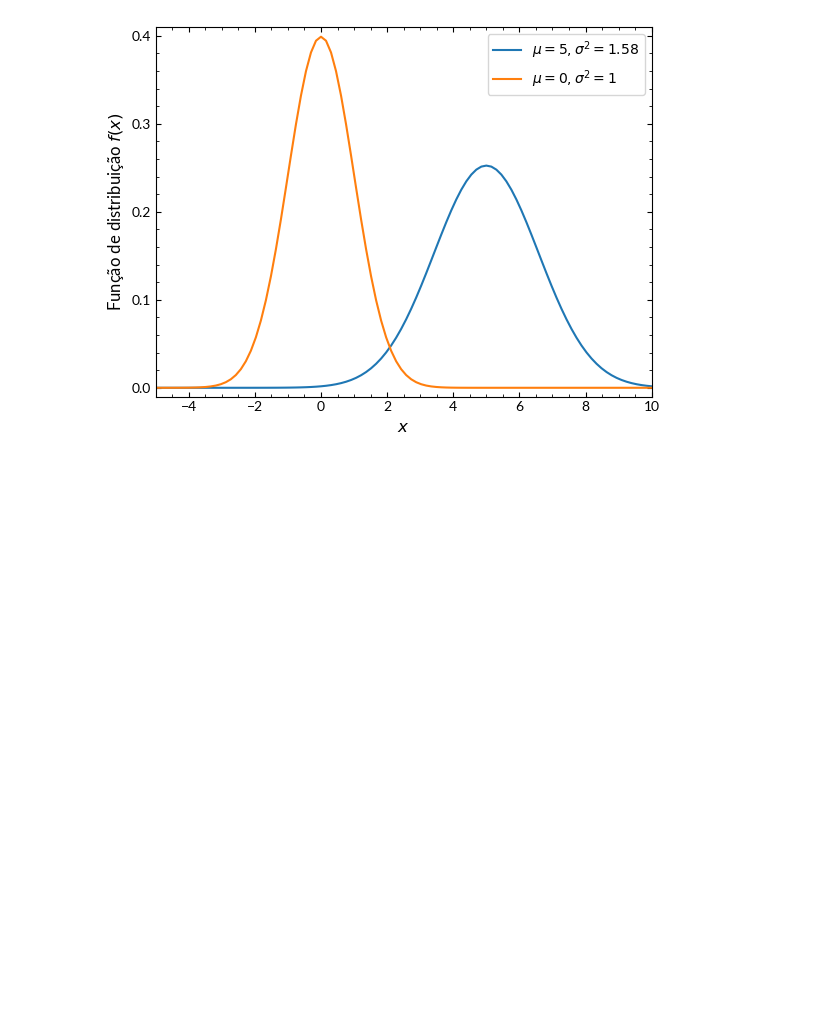
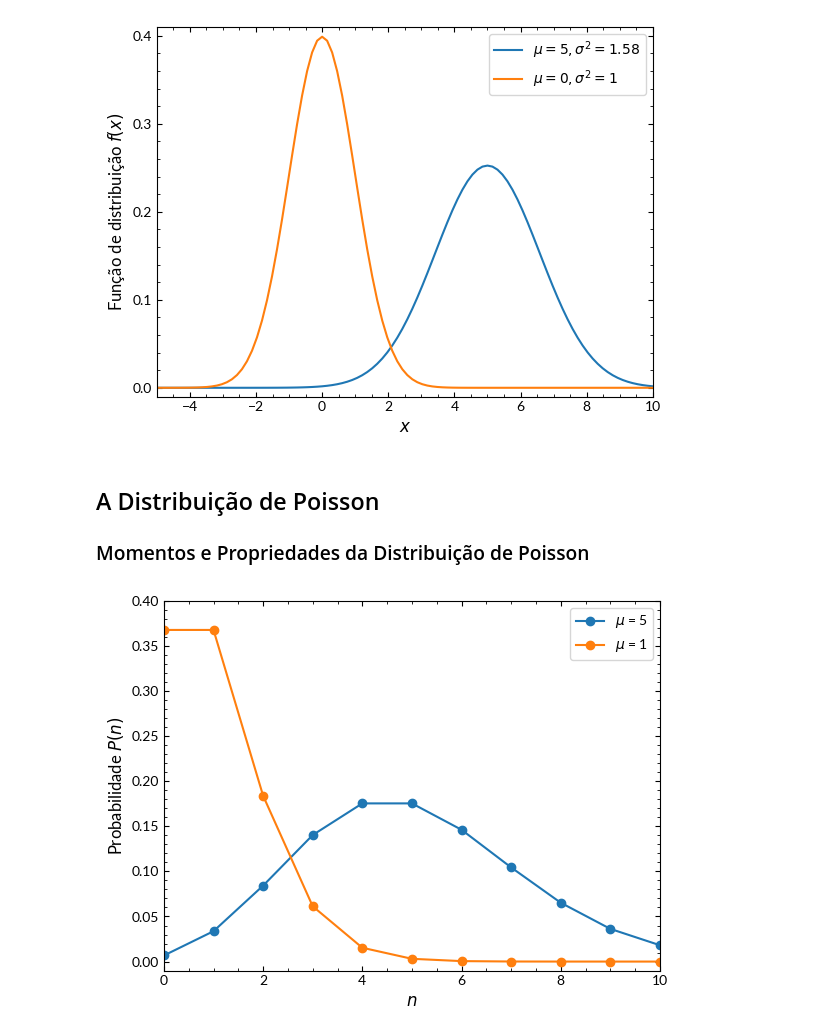
Before and after one commit to SarahBarbosa/estatistica, a Jupyter notebook: docs/notebooks/cap03.ipynb, the cells around one changed output. Saved outputs shown, nothing was run; the diff lists cells and outputs as text; code cells hidden in the pictures; blank space fills up the shorter version.

```diff
--- a/docs/notebooks/cap03.ipynb
+++ b/docs/notebooks/cap03.ipynb
@@ -75,3 +81,28 @@ plt.savefig("../../tex/Figuras/3-2.pdf", bbox_inches="tight")
 plt.show()
 # %% [output]
 [figure]
+# %% [markdown]
+## A Distribuição de Poisson
+
+### Momentos e Propriedades da Distribuição de Poisson
+# %%
+# Conjunto de valores para os quais a FDP será calculada.
+n: np.ndarray = np.arange(0, 11)
+mu1: int = 5          # Médias (mu1 e mu2)
+mu2: int = 1
+
+# FMP de Poisson
+poisson1: np.ndarray = jdi.poisson_fmp(n, mu=mu1)
+poisson2: np.ndarray = jdi.poisson_fmp(n, mu=mu2)
+
+_, ax = plt.subplots()
+ax.plot(n, poisson1, "-o", label=f"$\mu$ = {mu1}")
+ax.plot(n, poisson2, "-o", label=f"$\mu$ = {mu2}")
+
+ax.set(xlabel="$n$", ylabel="Probabilidade $P(n)$")
+ax.axis([0, 10, -0.01, 0.4])
+plt.legend()
+plt.savefig("../../tex/Figuras/3-3.pdf", bbox_inches="tight")
+plt.show()
+# %% [output]
+[figure, added]
```
Also changed, not shown: parts of 5 cells of this notebook, 11 other files.
